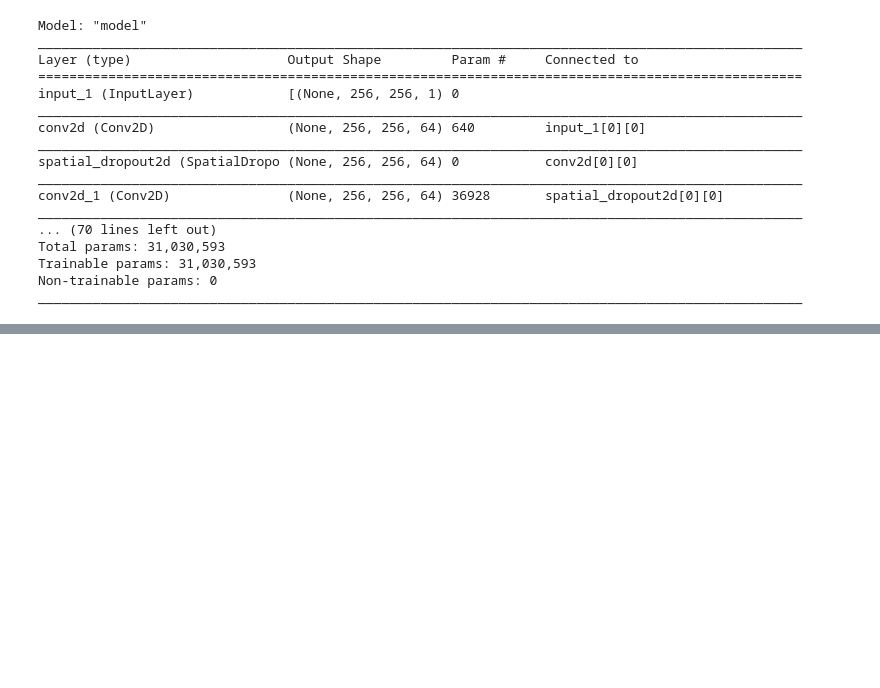
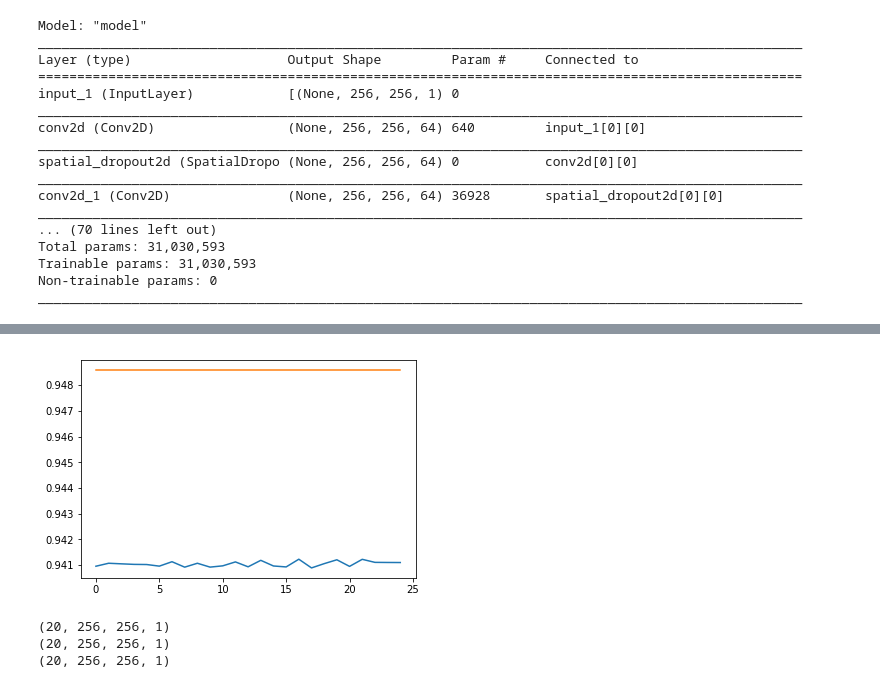
Before and after one commit to nimpy/fibro-arrhythm-segm, a Jupyter notebook: notebooks/UNet_Fibro_Arrhythm.ipynb, the cells around one changed output, grey strips where cells are left out. Cells and saved outputs as stored; diff of their text form; code cells hidden in the pictures; blank space fills up the shorter version.

```diff
--- a/notebooks/UNet_Fibro_Arrhythm.ipynb
+++ b/notebooks/UNet_Fibro_Arrhythm.ipynb
@@ -171,3 +192,9 @@ history.history
 # %%
 plot_segm_history(history)
+# %%
+plt.plot(history.history['loss'])
+plt.plot(history.history['val_loss'])
+plt.show()
+# %% [output]
+[figure, added]
 # %%
@@ -179,2 +208,10 @@ y_pred = model.predict(x_test)  # TODO take only the range and make it a variabl
+# %%
+print(x_test_segment.shape)
+print(y_test_segment.shape)
+print(y_pred.shape)
+# %% [output]
+(20, 256, 256, 1)
+(20, 256, 256, 1)
+(20, 256, 256, 1)
 # %%
 plot_imgs(org_imgs=x_test, mask_imgs=y_test, pred_imgs=y_pred, nm_img_to_plot=20)
```
Also changed, not shown: parts of 11 cells of this notebook.
